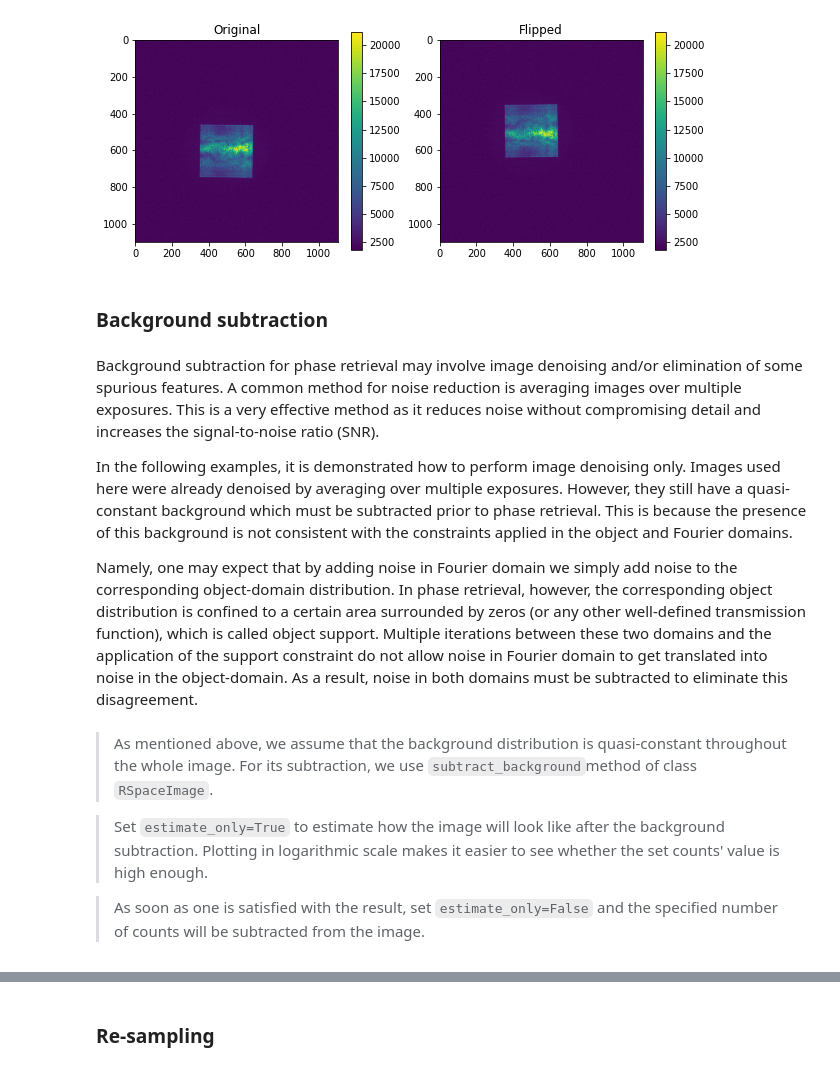
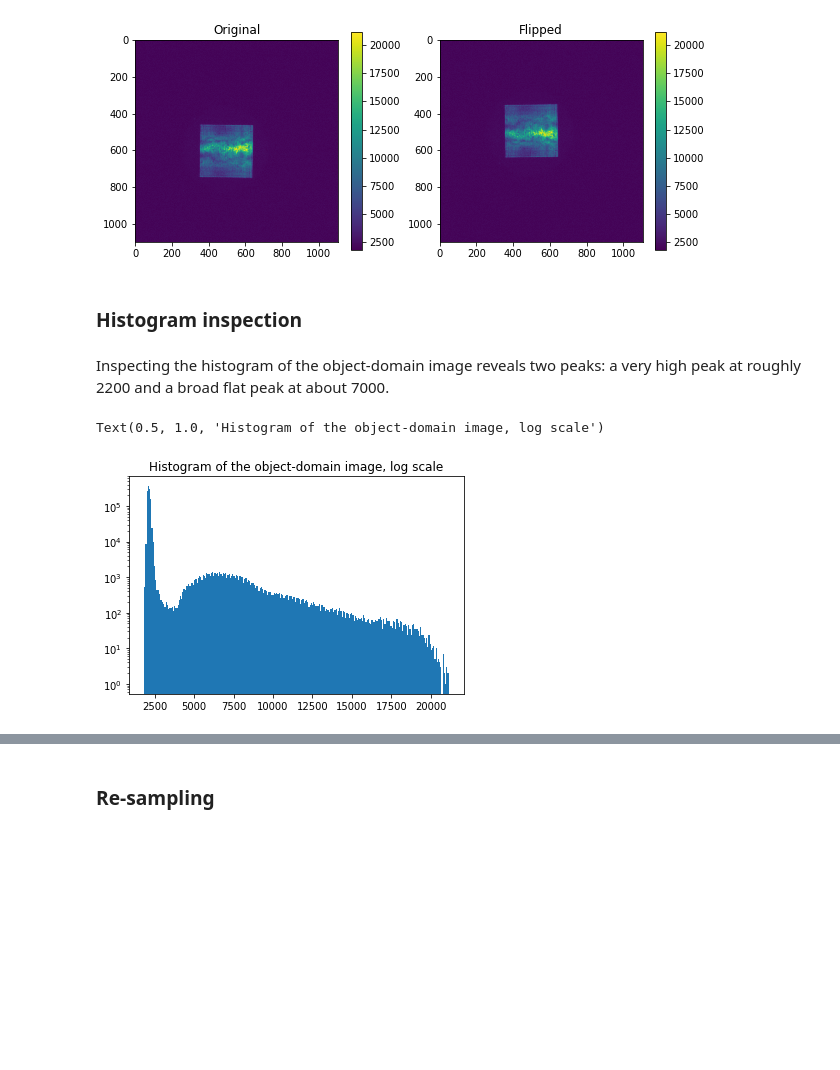
Before and after one commit to pkliui/PhaseRetrieval, a Jupyter notebook: docs/PhaseRetrieval.ipynb, the cells around one changed output, grey strips where cells are left out. Saved outputs shown, nothing was run; the diff lists cells and outputs as text; code cells hidden in the pictures; blank space fills up the shorter version.

````diff
--- a/docs/PhaseRetrieval.ipynb
+++ b/docs/PhaseRetrieval.ipynb
@@ -169,16 +203,12 @@ rs.flip_image(estimate_only=False, plot_progress = True)
 Object-domain: Image was flipped
 [figure]
 # %% [markdown]
-### Background subtraction <a class="anchor" id="background-subtraction"></a>
+### Histogram inspection <a class="anchor" id="histogram-inspection"></a>
-# %% [markdown]
-Background subtraction for phase retrieval may involve image denoising and/or elimination of some spurious features. A common method for noise reduction is averaging images over multiple exposures. This is a very effective method as it reduces noise without compromising detail and increases the signal-to-noise ratio (SNR).
-
-In the following examples, it is demonstrated how to perform image denoising only. Images used here were already denoised by averaging over multiple exposures. However, they still have a quasi-constant background which must be subtracted prior to phase retrieval. This is because the presence of this background is not consistent with the constraints applied in the object and Fourier domains.
-
-Namely, one may expect that by adding noise in Fourier domain we simply add noise to the corresponding object-domain distribution. In phase retrieval, however, the corresponding object distribution is confined to a certain area surrounded by zeros (or any other well-defined transmission function), which is called object support. Multiple iterations between these two domains and the application of the support constraint do not allow noise in Fourier domain to get translated into noise in the object-domain. As a result, noise in both domains must be subtracted to eliminate this disagreement.
-# %% [markdown]
-> As mentioned above, we assume that the background distribution is quasi-constant throughout the whole image. For its subtraction, we use ```subtract_background```method of class ```RSpaceImage```.
-
-> Set ```estimate_only=True``` to estimate how the image will look like after the background subtraction. Plotting in logarithmic scale makes it easier to see whether the set counts' value is high enough.
-
-> As soon as one is satisfied with the result, set ```estimate_only=False``` and the specified number of counts will be subtracted from the image.
+# %% [markdown]
+Inspecting the histogram of the object-domain image reveals two peaks: a very high peak at roughly 2200 and a broad flat peak at about 7000.
+# %%
+bin_counts, bin_edges, patches = plt.hist(rs.image.ravel(), bins=256, log=True)
+plt.title("Histogram of the object-domain image, log scale")
+# %% [output]
+Text(0.5, 1.0, 'Histogram of the object-domain image, log scale')
+[figure, added]
````
Also changed, not shown: parts of 56 cells of this notebook.
